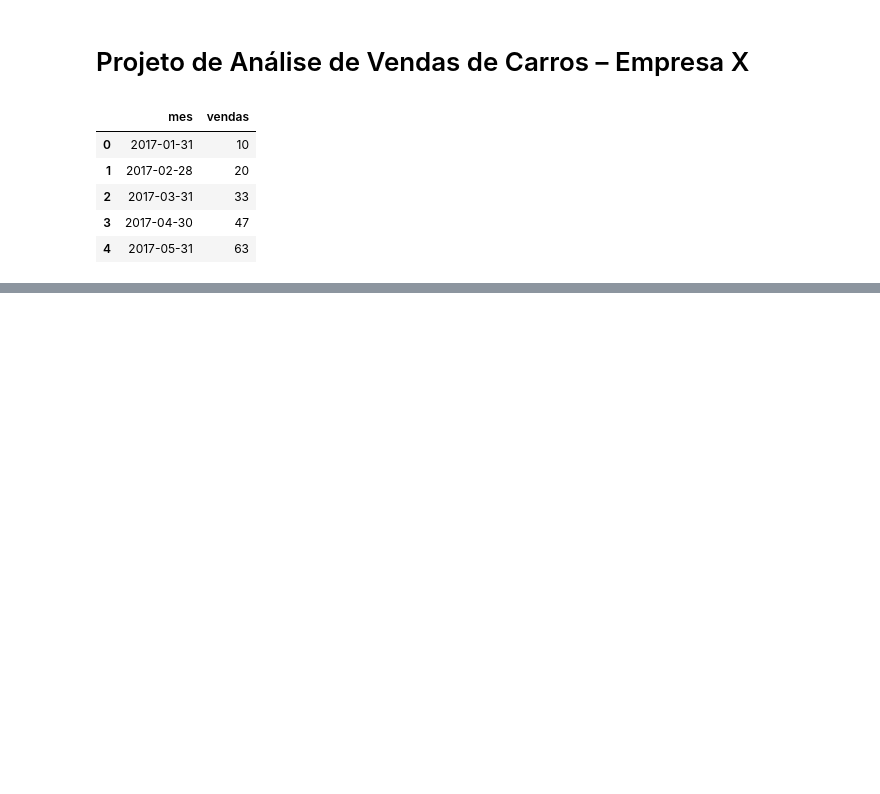
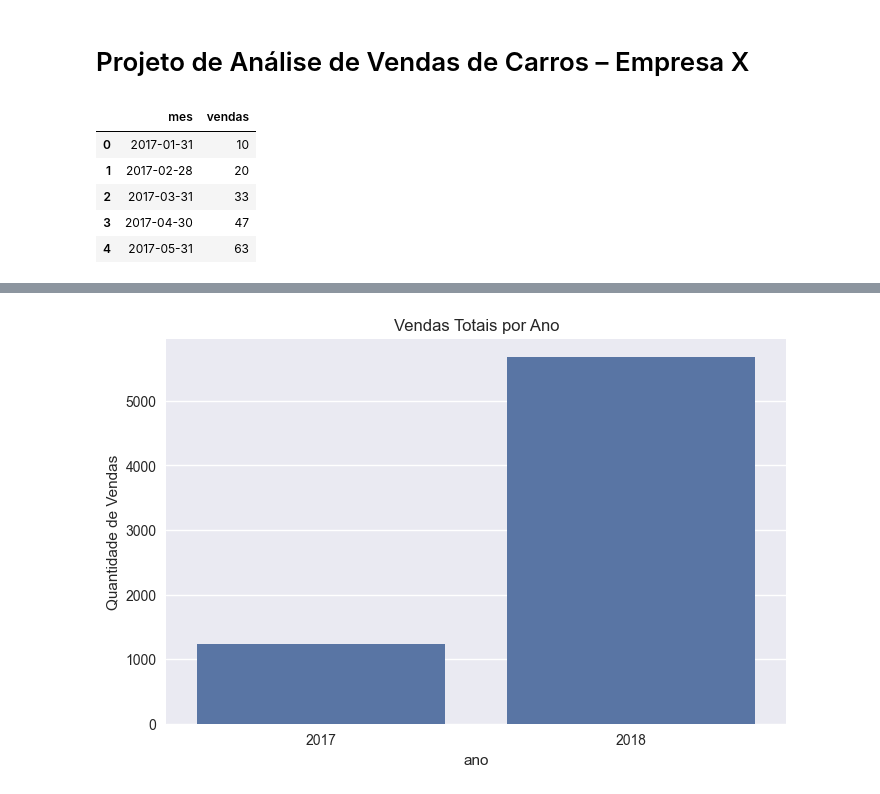
Before and after one commit to TeacherSamanthaSilva/ProjetoVendadeCarros, a Jupyter notebook: vendasdecarros.ipynb, the cells around one changed output, grey strips where cells are left out. Saved outputs shown, nothing was run; the diff lists cells and outputs as text; code cells hidden in the pictures; blank space fills up the shorter version.

```diff
--- a/vendasdecarros.ipynb
+++ b/vendasdecarros.ipynb
@@ -29,0 +87,13 @@ df.head()
+# %%
+# ============================================================
+# 6. Crescimento anual
+# ============================================================
+vendas_ano = df.groupby("ano")["vendas"].sum().reset_index()
+
+plt.figure(figsize=(8,5))
+sns.barplot(x="ano", y="vendas", data=vendas_ano)
+plt.title("Vendas Totais por Ano")
+plt.ylabel("Quantidade de Vendas")
+plt.show()
+# %% [output]
+[figure, added]
```
Also changed, not shown: parts of 6 cells of this notebook.
